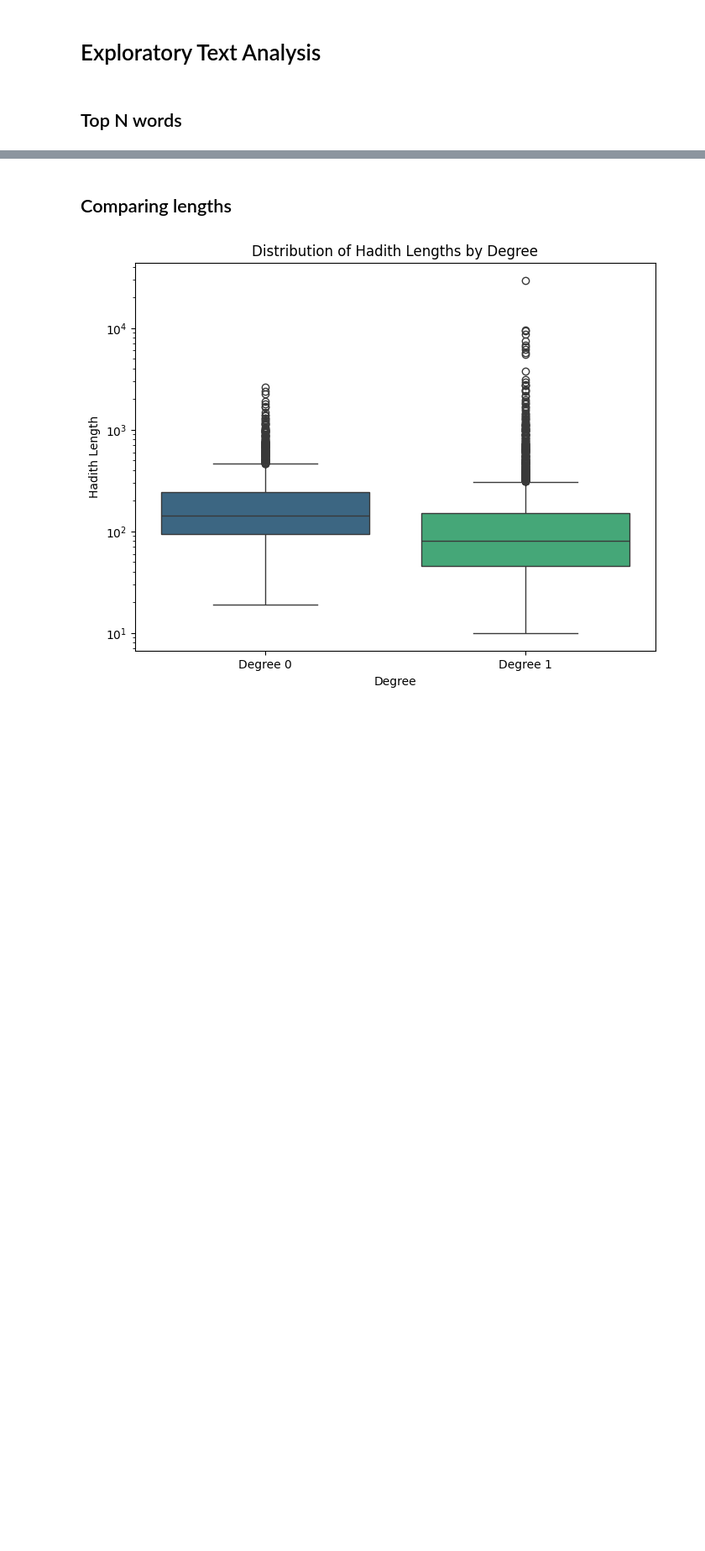
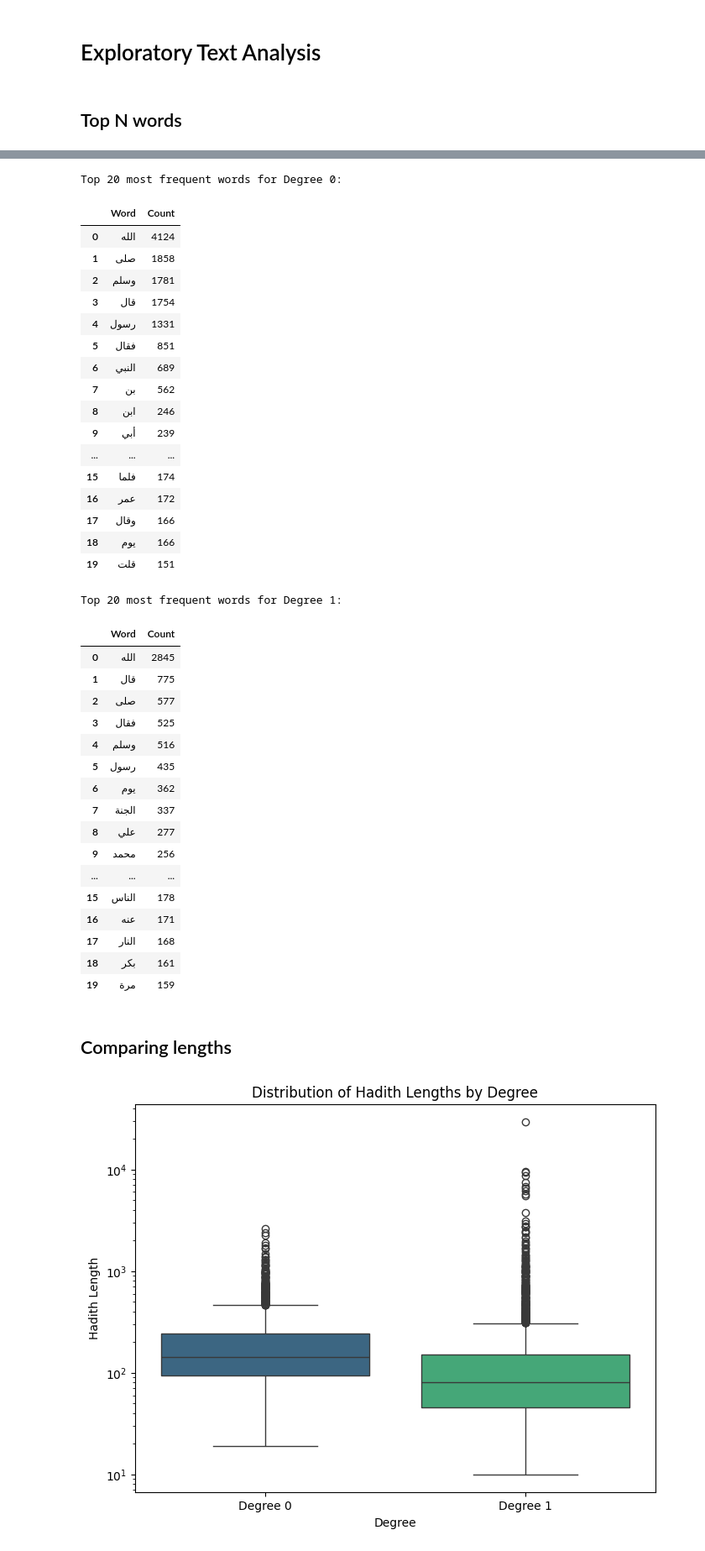
Before and after one commit to MuhammadHelmyOmar/Hadith, a Jupyter notebook: bow_featuring.ipynb, the cells around one changed output, grey strips where cells are left out. Shown at 84% size. Cells and saved outputs as stored; diff of their text form; code cells hidden in the pictures; blank space fills up the shorter version.

```diff
--- a/bow_featuring.ipynb
+++ b/bow_featuring.ipynb
@@ -126,0 +125,11 @@ sampled_data.head()
+# %%
+def remove_keyrings(text):
+    # This regex pattern matches various keyrings like "قال رسول الله صلى الله عليه وسلم" and variations
+    pattern = r'قال\s*رسول\s*الله\s*صلى\s*الله\s*عليه\s*وسلم|قال\s*صلى\s*الله\s*عليه\s*وسلم|صلى\s*الله\s*عليه\s*وسلم\s*أنه\s*قال|صلى\s*الله\s*عليه\s*وسلم\s*قال|وفي\s*الحديث|قال\s*رسول\s*الله\s*ص|صلى\s*الله\s*عليه\s*وسلم\s*أنه\s*يقول|صلى\s*الله\s*عليه\s*وسلم\s*يقول|قال\s*رسول\s*الله|قال\s*النبي\s*صلى\s*الله\s*عليه\s*وسلم|النبي\s*صلى\s*الله\s*عليه\s*وسلم\s*قال|قال\s*النبي|عن\s*رسول\s*الله\s*صلى\s*الله\s*عليه\s*وسلم\s*أنه\s*قال|عن\s*رسول\s*الله\s*صلى\s*الله\s*عليه\s*وسلم\s*قال|عن\s*النبي\s*صلى\s*الله\s*عليه\s*وسلم\s*أنه\s*قال|عن\s*النبي\s*صلى\s*الله\s*عليه\s*وسلم\s*قال|رسول\s*الله\s*صلى\s*الله\s*عليه\s*وسلم\s*قال'
+    text = re.sub(pattern, '', text)
+    return text
+
+sampled_data['Matan'] = sampled_data['Matan'].apply(remove_keyrings)
+
+print("Keyrings removed from 'Matan' column.")
+display(sampled_data.head())
@@ -227,3 +214,72 @@ Top 20 most frequent words:
+# %%
+top_n = 20
+
+# Filter data by degree
+data_degree_0_text = sampled_data[sampled_data['Degree'] == 0]['Matan']
+data_degree_1_text = sampled_data[sampled_data['Degree'] == 1]['Matan']
+
+# Create CountVectorizer objects for each degree
+vectorizer_degree_0 = CountVectorizer(stop_words=list(arabic_stopwords), min_df=1)
+vectorizer_degree_1 = CountVectorizer(stop_words=list(arabic_stopwords), min_df=1)
+
+# Transform the data for each degree
+bow_degree_0 = vectorizer_degree_0.fit_transform(data_degree_0_text)
+bow_degree_1 = vectorizer_degree_1.fit_transform(data_degree_1_text)
+
+# Get feature names (words) and counts for each degree
+words_degree_0 = vectorizer_degree_0.get_feature_names_out()
+counts_degree_0 = bow_degree_0.sum(axis=0).A1
+word_counts_0 = dict(zip(words_degree_0, counts_degree_0))
+word_counts_0 = dict(sorted(word_counts_0.items(), key=lambda item: item[1], reverse=True))
+
+words_degree_1 = vectorizer_degree_1.get_feature_names_out()
+counts_degree_1 = bow_degree_1.sum(axis=0).A1
+word_counts_1 = dict(zip(words_degree_1, counts_degree_1))
+word_counts_1 = dict(sorted(word_counts_1.items(), key=lambda item: item[1], reverse=True))
+
+
+print(f"Top {top_n} most frequent words for Degree 0:")
+display(pd.DataFrame(list(word_counts_0.items())[:top_n], columns=['Word', 'Count']))
+
+print(f"\nTop {top_n} most frequent words for Degree 1:")
+display(pd.DataFrame(list(word_counts_1.items())[:top_n], columns=['Word', 'Count']))
+# %% [output]
+Top 20 most frequent words for Degree 0:
+|  | Word | Count |
+| 0 | الله | 4124 |
+| 1 | صلى | 1858 |
+| 2 | وسلم | 1781 |
+| 3 | قال | 1754 |
+| 4 | رسول | 1331 |
+| 5 | فقال | 851 |
+| 6 | النبي | 689 |
+| 7 | بن | 562 |
+| 8 | ابن | 246 |
+| 9 | أبي | 239 |
+| ... | ... | ... |
+| 15 | فلما | 174 |
+| 16 | عمر | 172 |
+| 17 | وقال | 166 |
+| 18 | يوم | 166 |
+| 19 | قلت | 151 |
+Top 20 most frequent words for Degree 1:
+|  | Word | Count |
+| 0 | الله | 2845 |
+| 1 | قال | 775 |
+| 2 | صلى | 577 |
+| 3 | فقال | 525 |
+| 4 | وسلم | 516 |
+| 5 | رسول | 435 |
+| 6 | يوم | 362 |
+| 7 | الجنة | 337 |
+| 8 | علي | 277 |
+| 9 | محمد | 256 |
+| ... | ... | ... |
+| 15 | الناس | 178 |
+| 16 | عنه | 171 |
+| 17 | النار | 168 |
+| 18 | بكر | 161 |
+| 19 | مرة | 159 |
 # %% [markdown]
 ## Comparing lengths
 # %%
```
Also changed, not shown: parts of 6 cells of this notebook.
